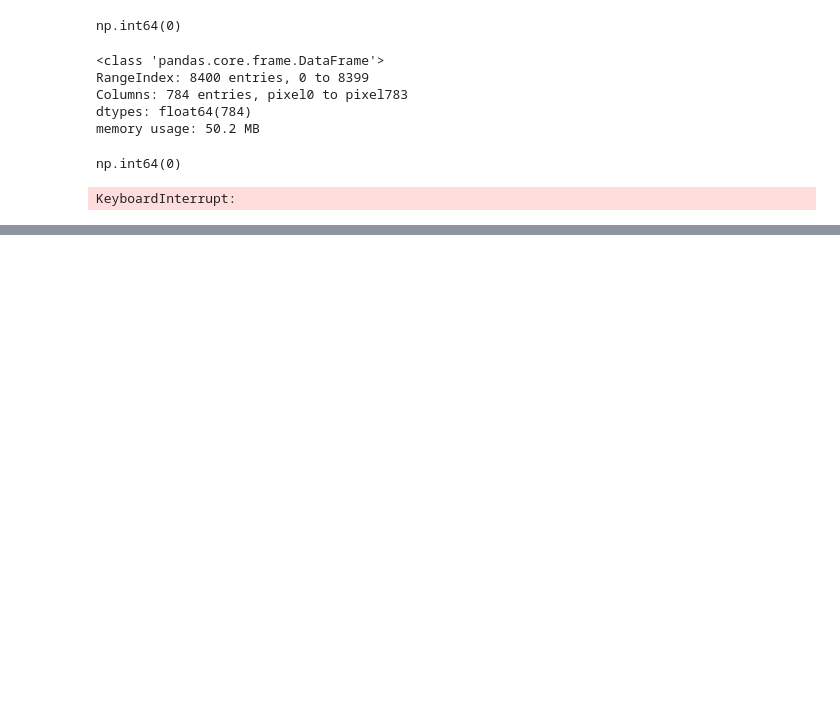
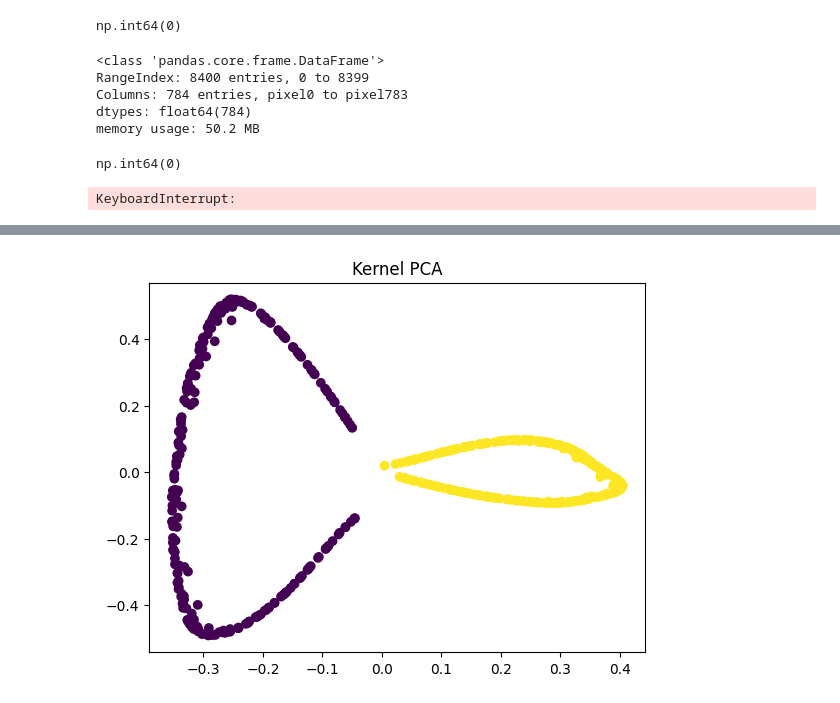
Before and after one commit to priyansh-commits/practice, a Jupyter notebook: pca.ipynb, the cells around one changed output, grey strips where cells are left out. Drawn from its saved outputs; the diff is of its cells as text; code cells hidden in the pictures; blank space fills up the shorter version.

```diff
--- a/pca.ipynb
+++ b/pca.ipynb
@@ -188,0 +212,10 @@ KeyboardInterrupt:
+# %%
+from sklearn.decomposition import KernelPCA
+kpca = KernelPCA(kernel='rbf', gamma=15)
+X_kpca = kpca.fit_transform(X)
+
+plt.title("Kernel PCA")
+plt.scatter(X_kpca[:, 0], X_kpca[:, 1], c=y)
+plt.show()
+# %% [output]
+[figure, added]
```
Also changed, not shown: parts of 2 cells of this notebook.
